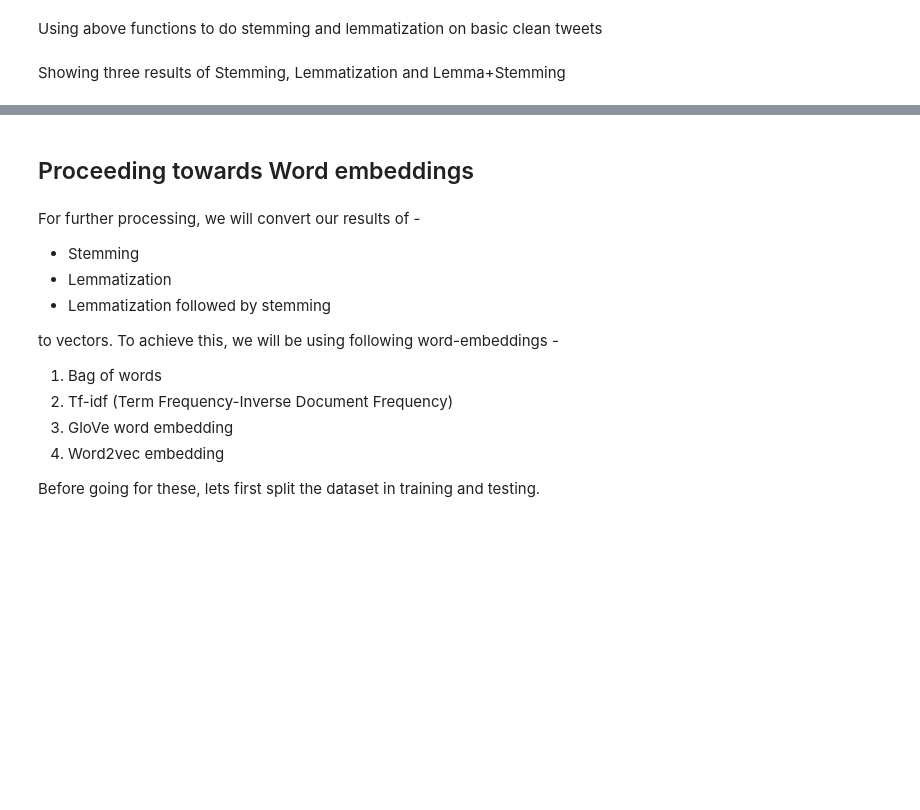
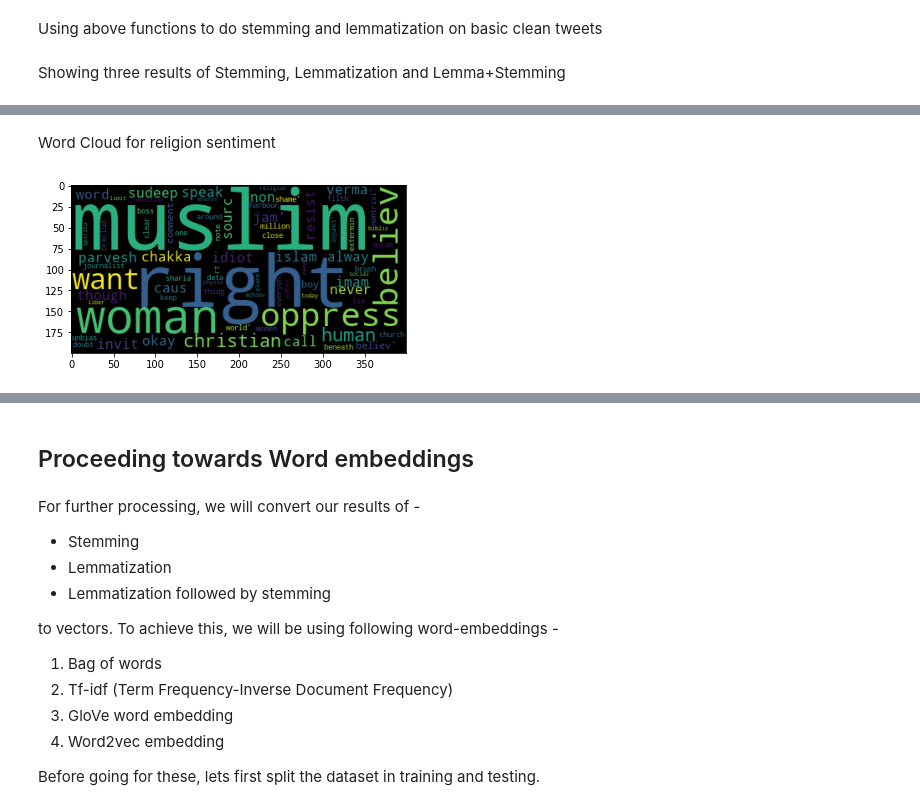
Before and after one commit to vishal19217/CyberBullying_Sentiment_Analysis, a Jupyter notebook: ML_Project_PreProcessing.ipynb, the cells around one changed output, grey strips where cells are left out. Drawn from its saved outputs; the diff is of its cells as text; code cells hidden in the pictures; blank space fills up the shorter version.

Commit message:
Added K-Fold validation for GloVe, word cloud added

```diff
--- a/ML_Project_PreProcessing.ipynb
+++ b/ML_Project_PreProcessing.ipynb
@@ -339,3 +330,15 @@ basic_clean_df.head()
 | 2 | classy whore red velvet cupcakes | not_cyberbullying | 5 | classi whore red velvet cupcak | classy whore red velvet cupcake | classi whore red velvet cupcak |
 | 3 | meh p thanks heads concerned anot... | not_cyberbullying | 9 | meh p thank head concern anoth an... | meh p thanks head concerned anoth... | meh p thank head concern anoth an... |
 | 4 | isis account pretending kurdish a... | not_cyberbullying | 8 | isi account pretend kurdish accou... | isi account pretending kurdish ac... | isi account pretend kurdish accou... |
+# %% [markdown]
+Word Cloud for religion sentiment
+# %%
+import matplotlib.pyplot as plt
+from wordcloud import WordCloud
+
+text = basic_clean_df[basic_clean_df['sentiment']==0]['Stemming'].values
+wordCloud = WordCloud().generate(str(text))
+plt.imshow(wordCloud)
+plt.savefig('religion.png')
+# %% [output]
+[figure, added]
```
Also changed, not shown: parts of 22 cells of this notebook.
